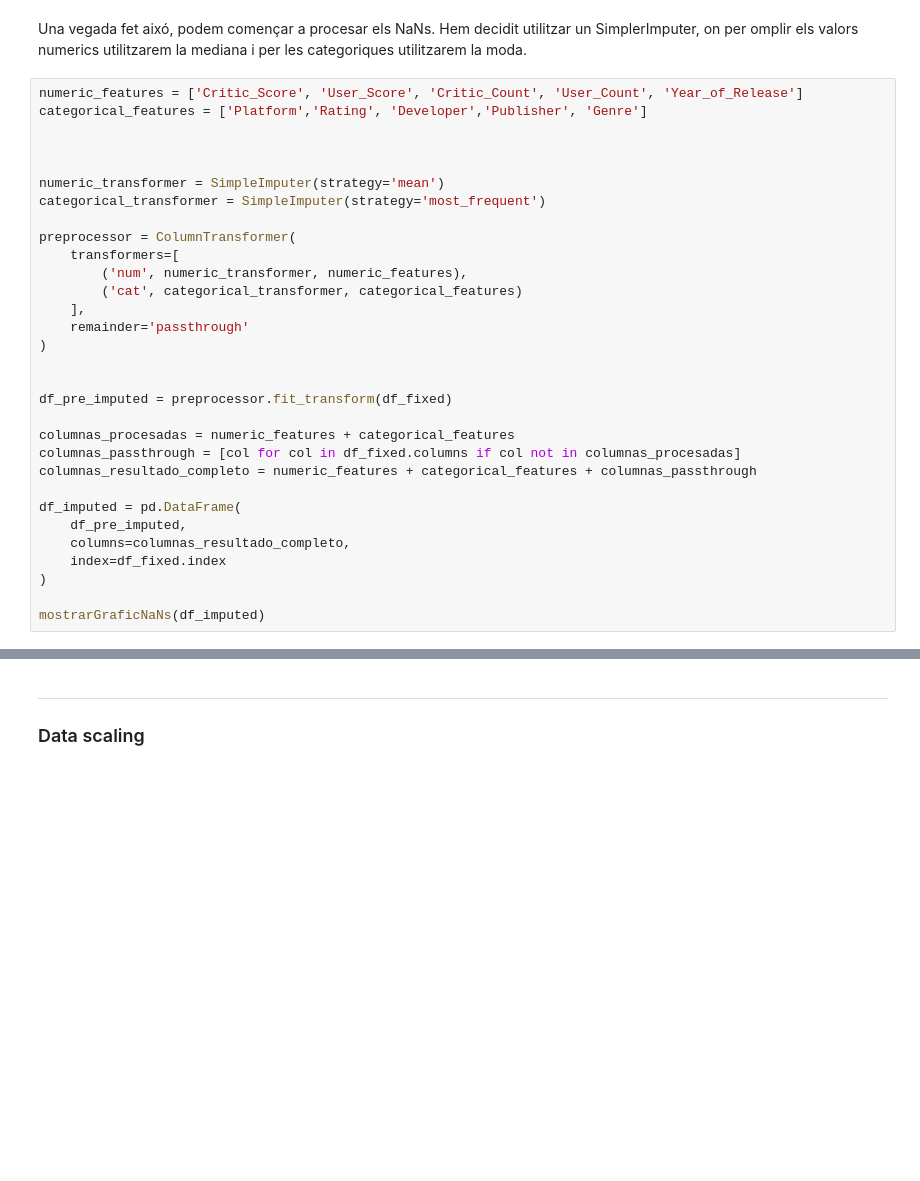
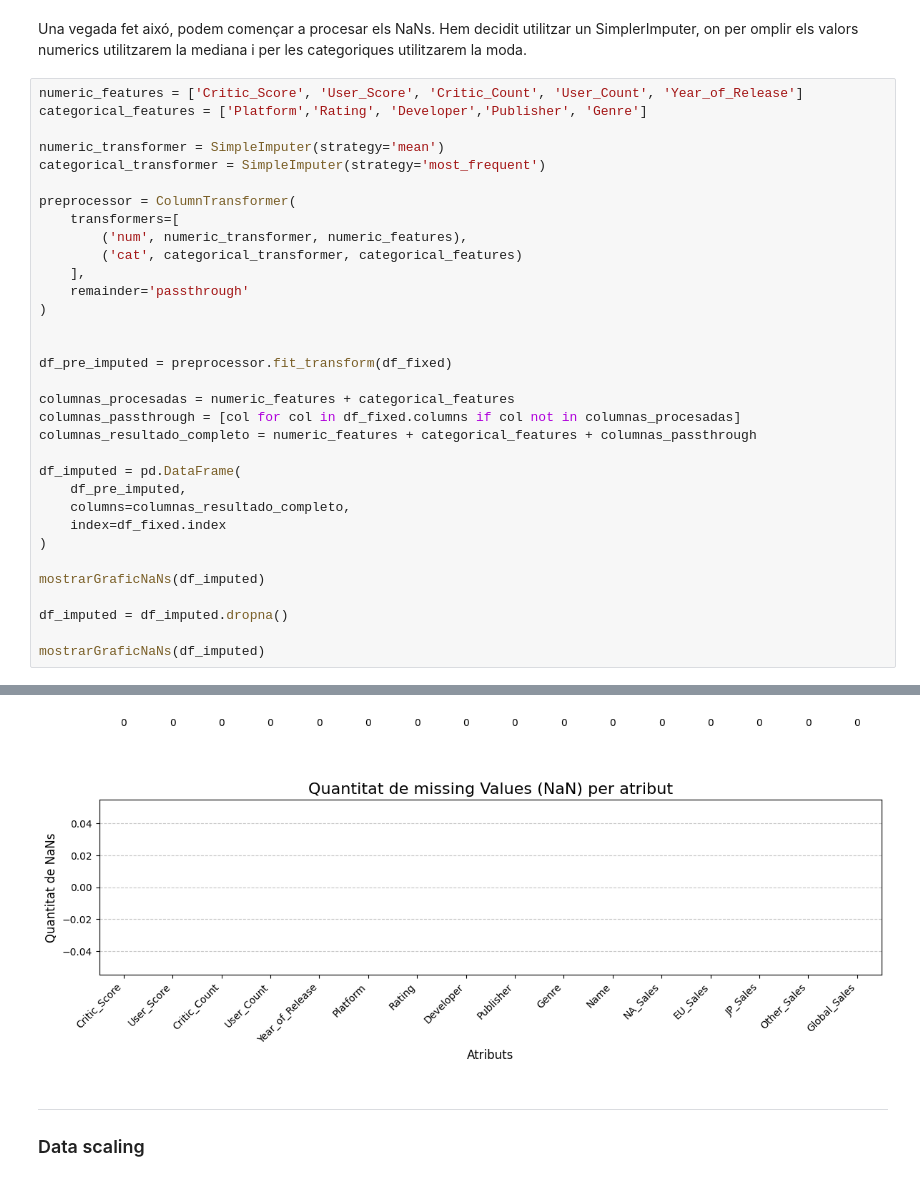
Before and after one commit to Emparans/video-games-sales-with-ratings, a Jupyter notebook: Kaggle.ipynb, the cells around one changed output, grey strips where cells are left out. Saved outputs shown, nothing was run; the diff lists cells and outputs as text; blank space fills up the shorter version.

```diff
--- a/Kaggle.ipynb
+++ b/Kaggle.ipynb
@@ -142,36 +147,39 @@ Una vegada fet aixó, podem començar a procesar els NaNs. Hem decidit utilitzar
 # %%
 numeric_features = ['Critic_Score', 'User_Score', 'Critic_Count', 'User_Count', 'Year_of_Release']
 categorical_features = ['Platform','Rating', 'Developer','Publisher', 'Genre']
-
-
 
 numeric_transformer = SimpleImputer(strategy='mean')
 categorical_transformer = SimpleImputer(strategy='most_frequent')
 
 preprocessor = ColumnTransformer(
     transformers=[
         ('num', numeric_transformer, numeric_features),
         ('cat', categorical_transformer, categorical_features)
     ],
     remainder='passthrough'
 )
 
 
 df_pre_imputed = preprocessor.fit_transform(df_fixed)
 
 columnas_procesadas = numeric_features + categorical_features
 columnas_passthrough = [col for col in df_fixed.columns if col not in columnas_procesadas]
 columnas_resultado_completo = numeric_features + categorical_features + columnas_passthrough
 
 df_imputed = pd.DataFrame(
     df_pre_imputed,
     columns=columnas_resultado_completo,
     index=df_fixed.index
 )
 
 mostrarGraficNaNs(df_imputed)
+
+df_imputed = df_imputed.dropna()
+
+mostrarGraficNaNs(df_imputed)
 # %% [output]
 [figure]
+[figure, added]
 # %% [markdown]
 ---
 ### Data scaling
```
Also changed, not shown: parts of 13 cells of this notebook.
